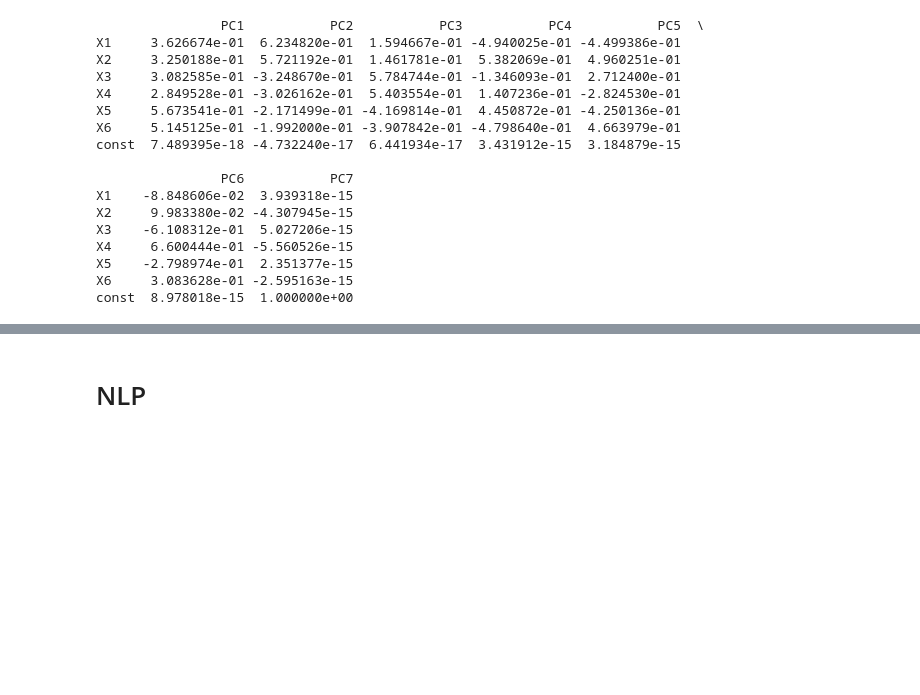
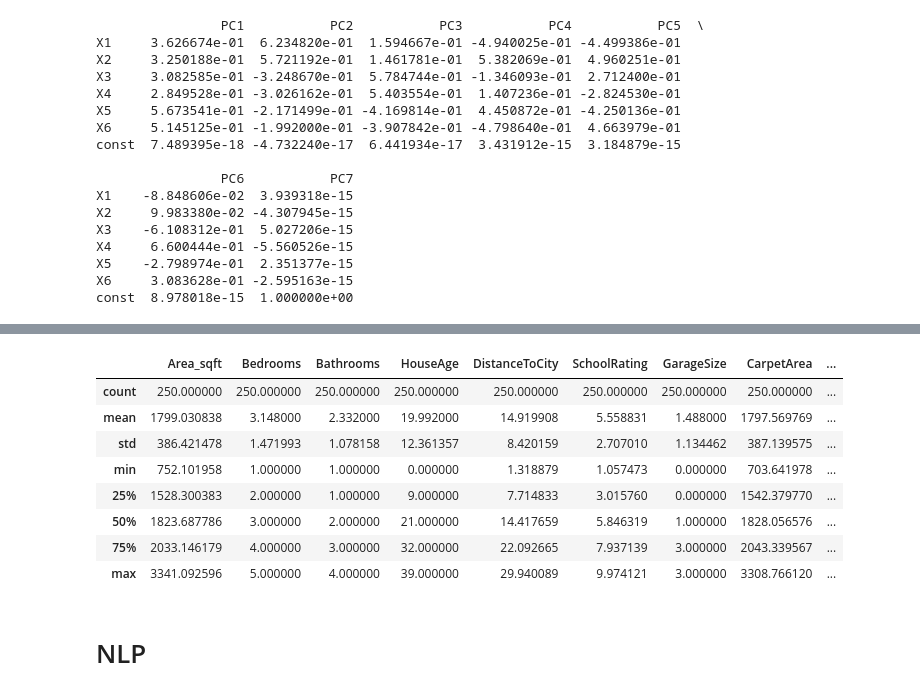
Before and after one commit to chaitanysaraswat/Advanced-Analytics-Using-Statistics, a Jupyter notebook: lecture22_23.ipynb, the cells around one changed output, grey strips where cells are left out. Cells and saved outputs as stored; diff of their text form; code cells hidden in the pictures; blank space fills up the shorter version.

```diff
--- a/lecture22_23.ipynb
+++ b/lecture22_23.ipynb
@@ -841,0 +1255,4 @@ const  8.978018e-15  1.000000e+00
+# %%
+df = pd.read_excel('/content/drive/MyDrive/CDAC_stats/HousePrice.xlsx')
+print(df.head())
+df.columns
@@ -842,3 +1328,15 @@ const  8.978018e-15  1.000000e+00
+# %%
+df.describe()
+# %% [output]
+|  | Area_sqft | Bedrooms | Bathrooms | HouseAge | DistanceToCity | SchoolRating | GarageSize | CarpetArea | ... |
+| count | 250.000000 | 250.000000 | 250.000000 | 250.000000 | 250.000000 | 250.000000 | 250.000000 | 250.000000 | ... |
+| mean | 1799.030838 | 3.148000 | 2.332000 | 19.992000 | 14.919908 | 5.558831 | 1.488000 | 1797.569769 | ... |
+| std | 386.421478 | 1.471993 | 1.078158 | 12.361357 | 8.420159 | 2.707010 | 1.134462 | 387.139575 | ... |
+| min | 752.101958 | 1.000000 | 1.000000 | 0.000000 | 1.318879 | 1.057473 | 0.000000 | 703.641978 | ... |
+| 25% | 1528.300383 | 2.000000 | 1.000000 | 9.000000 | 7.714833 | 3.015760 | 0.000000 | 1542.379770 | ... |
+| 50% | 1823.687786 | 3.000000 | 2.000000 | 21.000000 | 14.417659 | 5.846319 | 1.000000 | 1828.056576 | ... |
+| 75% | 2033.146179 | 4.000000 | 3.000000 | 32.000000 | 22.092665 | 7.937139 | 3.000000 | 2043.339567 | ... |
+| max | 3341.092596 | 5.000000 | 4.000000 | 39.000000 | 29.940089 | 9.974121 | 3.000000 | 3308.766120 | ... |
 # %% [markdown]
 # NLP
 # %%
```
Also changed, not shown: parts of 29 cells of this notebook.
